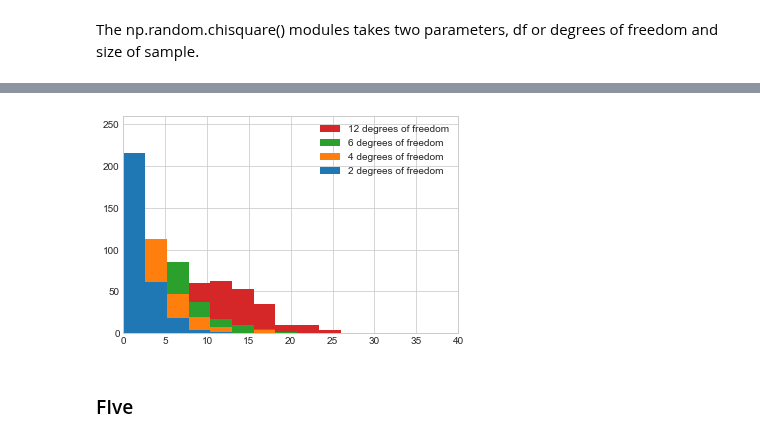
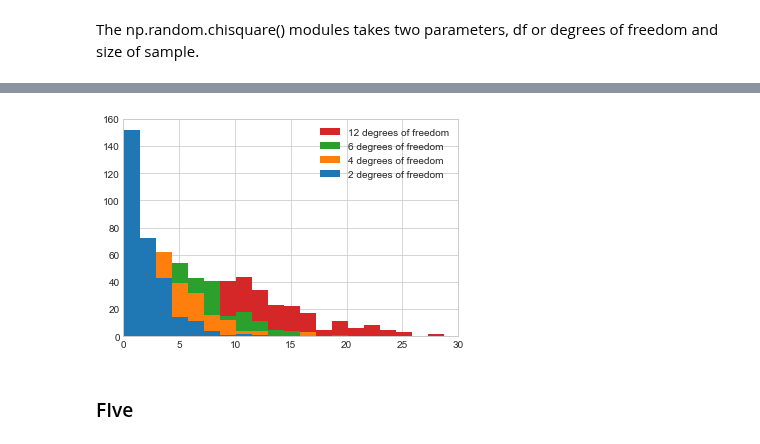
Before and after one commit to MarionMcG/numpy.random, a Jupyter notebook: numpy-random.ipynb, the cells around one changed output, grey strips where cells are left out. Cells and saved outputs as stored; diff of their text form; code cells hidden in the pictures.

```diff
--- a/numpy-random.ipynb
+++ b/numpy-random.ipynb
@@ -534,13 +522,13 @@ s3 = np.random.chisquare(6, 300)
 s4 = np.random.chisquare(12, 300)
 # %%
 plt.hist([s1, s2, s3, s4], label = ['2 degrees of freedom', '4 degrees of freedom', '6 degrees of freedom',
-                                    '12 degrees of freedom'], histtype = 'stepfilled')
-plt.xlim(0, 40, 5)
-plt.ylim(0, 260, 50)
+                                    '12 degrees of freedom'], histtype = 'stepfilled', bins = 20)
+plt.xlim(0, 30)
+plt.ylim(0, 160)
 plt.legend()
 plt.show()
 # %% [output]
-[figure, old version]
+[figure, new version]
 # %% [markdown]
 ### FIve
 # %%
```
Also changed, not shown: parts of 5 cells of this notebook.
